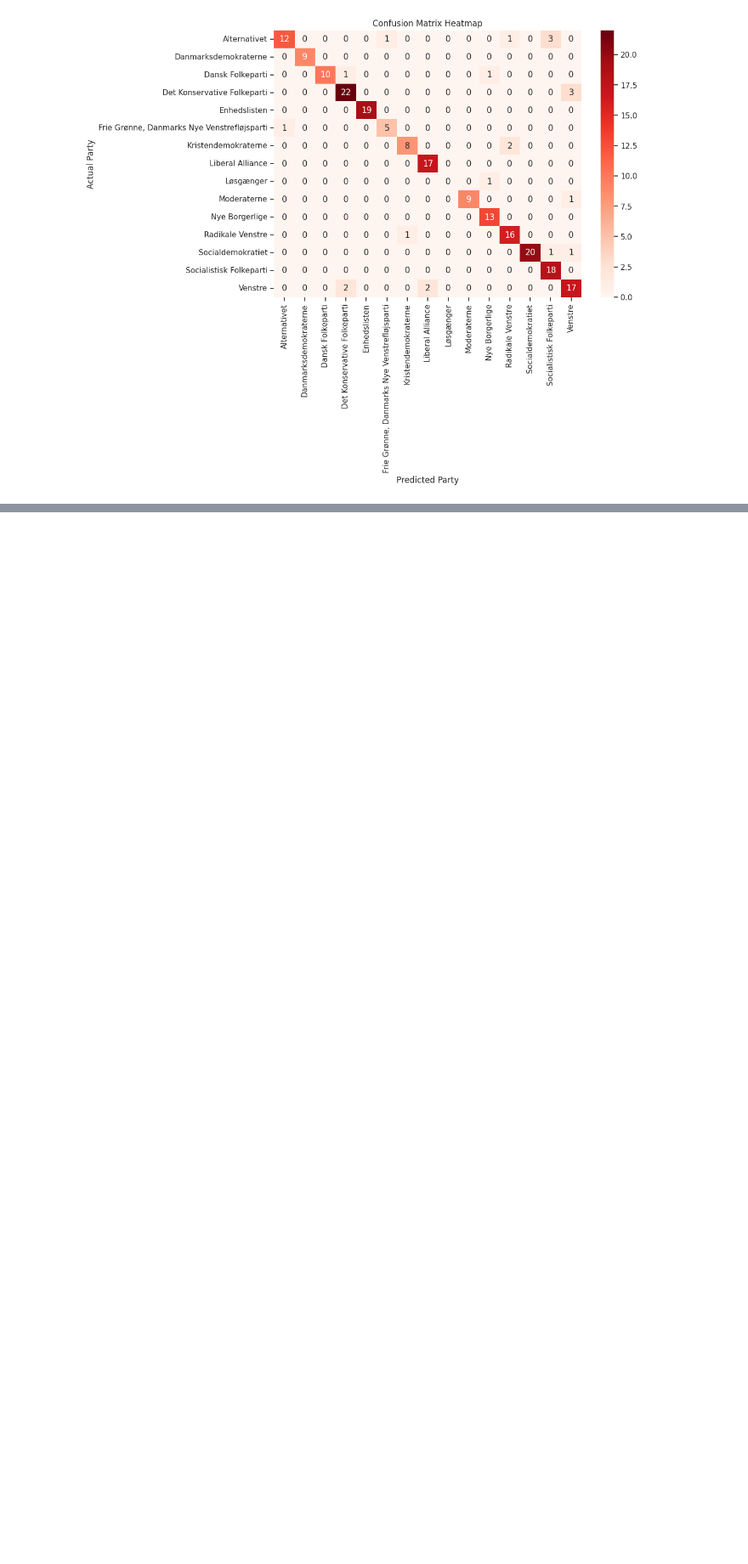
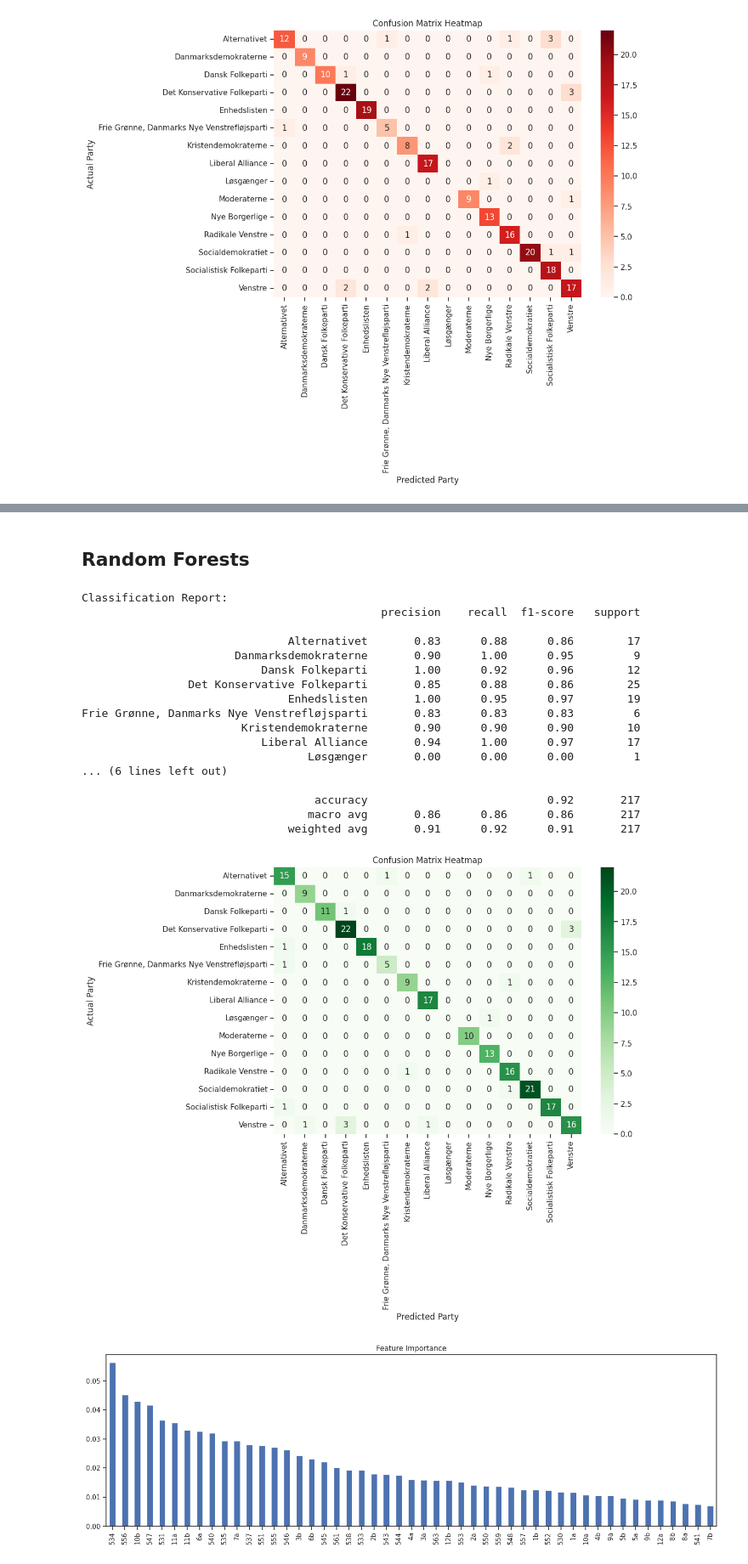
Before and after one commit to radoslavKiryazov/MAL, a Jupyter notebook: Assignment 2/2. Candidate Test 2022 I.ipynb, the cells around one changed output, grey strips where cells are left out. Shown at 85% size. Drawn from its saved outputs; the diff is of its cells as text; code cells hidden in the pictures; blank space fills up the shorter version.

```diff
--- a/Assignment 2/2. Candidate Test 2022 I.ipynb
+++ b/Assignment 2/2. Candidate Test 2022 I.ipynb
@@ -376,0 +447,58 @@ Frie Grønne, Danmarks Nye Venstrefløjsparti       0.83      0.83      0.83
+# %% [markdown]
+## Random Forests
+# %%
+from sklearn.ensemble import RandomForestClassifier
+
+# Create and train the Random Forest classifier
+
+# --- For Random Forests, the relevant hyperparameter is n_estimators(number of trees) ---
+rf = RandomForestClassifier(random_state=0, n_estimators=100)
+rf.fit(X_train, y_train)
+
+# Evaluate the model on the test set
+y_pred = rf.predict(X_test)
+
+# Print the classification report
+print("Classification Report:")
+print(classification_report(y_test, y_pred, target_names=label_encoder.classes_, zero_division=0))
+
+# Print the confusion matrix
+cm = confusion_matrix(y_test, y_pred)
+
+# Plot confusion matrix heatmap
+plt.figure(figsize=(10, 7))
+sns.heatmap(cm, annot=True, fmt="d", cmap="Greens", xticklabels=label_encoder.classes_, yticklabels=label_encoder.classes_)
+plt.xlabel("Predicted Party")
+plt.ylabel("Actual Party")
+plt.title("Confusion Matrix Heatmap")
+plt.show()
+
+# Plot the feature importance
+importances = pd.Series(rf.feature_importances_, index=X.columns)
+importances = importances.sort_values(ascending=False)
+
+plt.figure(figsize=(15, 5))
+importances.plot(kind='bar')
+plt.title('Feature Importance')
+plt.tight_layout()
+plt.show()
+# %% [output]
+Classification Report:
+                                             precision    recall  f1-score   support
+
+                               Alternativet       0.83      0.88      0.86        17
+                       Danmarksdemokraterne       0.90      1.00      0.95         9
+                           Dansk Folkeparti       1.00      0.92      0.96        12
+                Det Konservative Folkeparti       0.85      0.88      0.86        25
+                               Enhedslisten       1.00      0.95      0.97        19
+Frie Grønne, Danmarks Nye Venstrefløjsparti       0.83      0.83      0.83         6
+                        Kristendemokraterne       0.90      0.90      0.90        10
+                           Liberal Alliance       0.94      1.00      0.97        17
+                                  Løsgænger       0.00      0.00      0.00         1
+... (6 lines left out)
+
+                                   accuracy                           0.92       217
+                                  macro avg       0.86      0.86      0.86       217
+                               weighted avg       0.91      0.92      0.91       217
+[figure, added]
+[figure, added]
```
Also changed, not shown: parts of 8 cells of this notebook.
